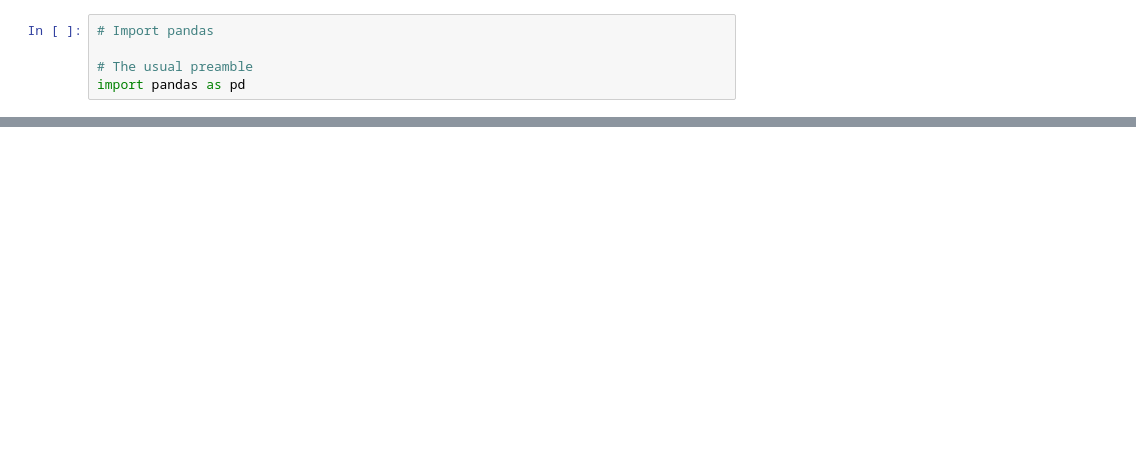
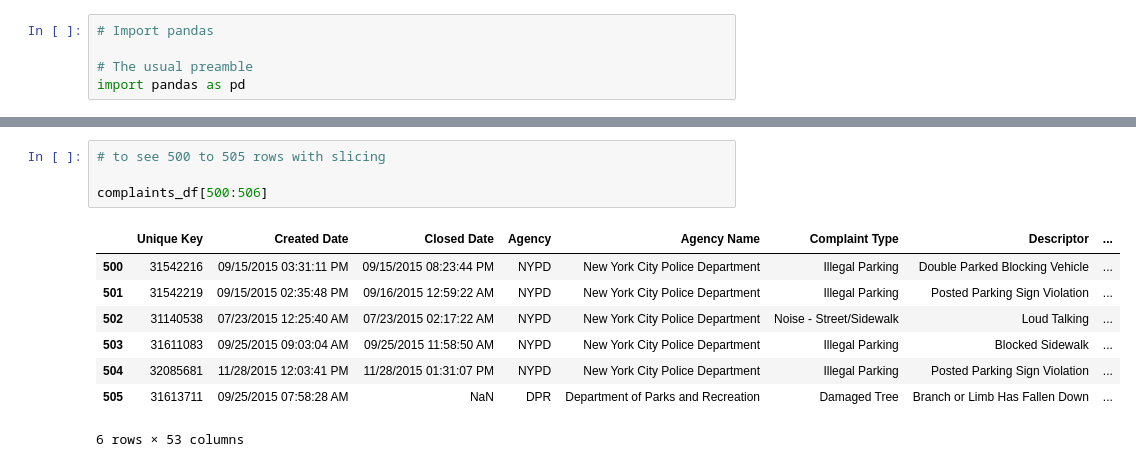
Before and after one commit to HammadZahidAli/Python-for-Data-Analysis-M-1, a Jupyter notebook: M1 D6 Learn Pandas By Examples/Learn Pandas By Doing Examples.ipynb, the cells around one changed output, grey strips where cells are left out. Cells and saved outputs as stored; diff of their text form; blank space fills up the shorter version.

```diff
--- a/M1 D6 Learn Pandas By Examples/Learn Pandas By Doing Examples.ipynb
+++ b/M1 D6 Learn Pandas By Examples/Learn Pandas By Doing Examples.ipynb
@@ -18,0 +122,13 @@ FileNotFoundError: File b'../data/311-service-requests.csv' does not exist
+# %%
+# to see 500 to 505 rows with slicing
+
+complaints_df[500:506]
+# %% [output]
+|  | Unique Key | Created Date | Closed Date | Agency | Agency Name | Complaint Type | Descriptor | ... |
+| 500 | 31542216 | 09/15/2015 03:31:11 PM | 09/15/2015 08:23:44 PM | NYPD | New York City Police Department | Illegal Parking | Double Parked Blocking Vehicle | ... |
+| 501 | 31542219 | 09/15/2015 02:35:48 PM | 09/16/2015 12:59:22 AM | NYPD | New York City Police Department | Illegal Parking | Posted Parking Sign Violation | ... |
+| 502 | 31140538 | 07/23/2015 12:25:40 AM | 07/23/2015 02:17:22 AM | NYPD | New York City Police Department | Noise - Street/Sidewalk | Loud Talking | ... |
+| 503 | 31611083 | 09/25/2015 09:03:04 AM | 09/25/2015 11:58:50 AM | NYPD | New York City Police Department | Illegal Parking | Blocked Sidewalk | ... |
+| 504 | 32085681 | 11/28/2015 12:03:41 PM | 11/28/2015 01:31:07 PM | NYPD | New York City Police Department | Illegal Parking | Posted Parking Sign Violation | ... |
+| 505 | 31613711 | 09/25/2015 07:58:28 AM | NaN | DPR | Department of Parks and Recreation | Damaged Tree | Branch or Limb Has Fallen Down | ... |
+6 rows × 53 columns
```
Also changed, not shown: parts of 15 cells of this notebook.
